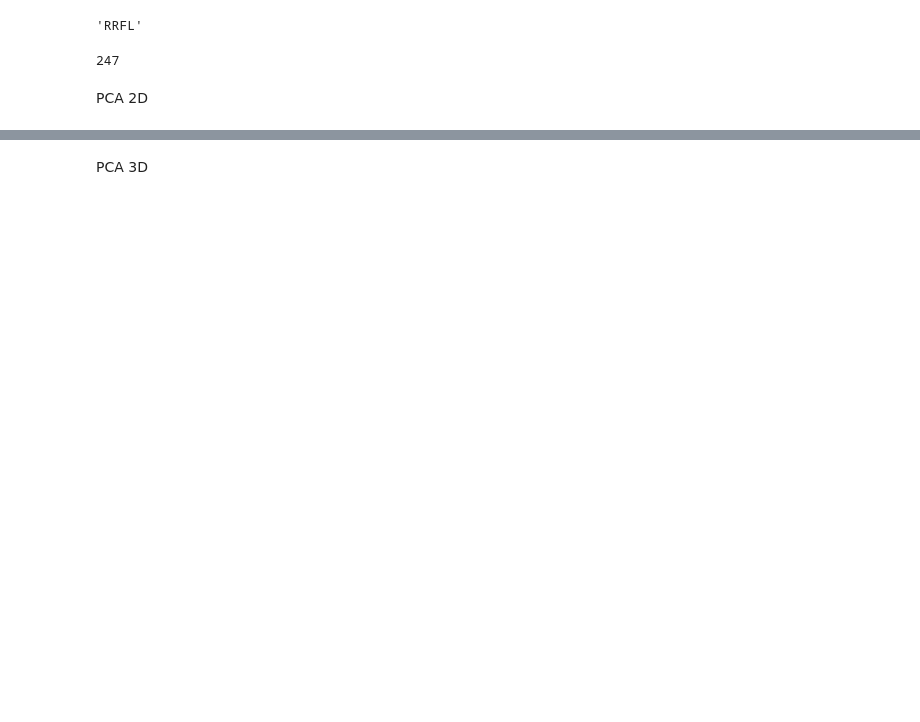
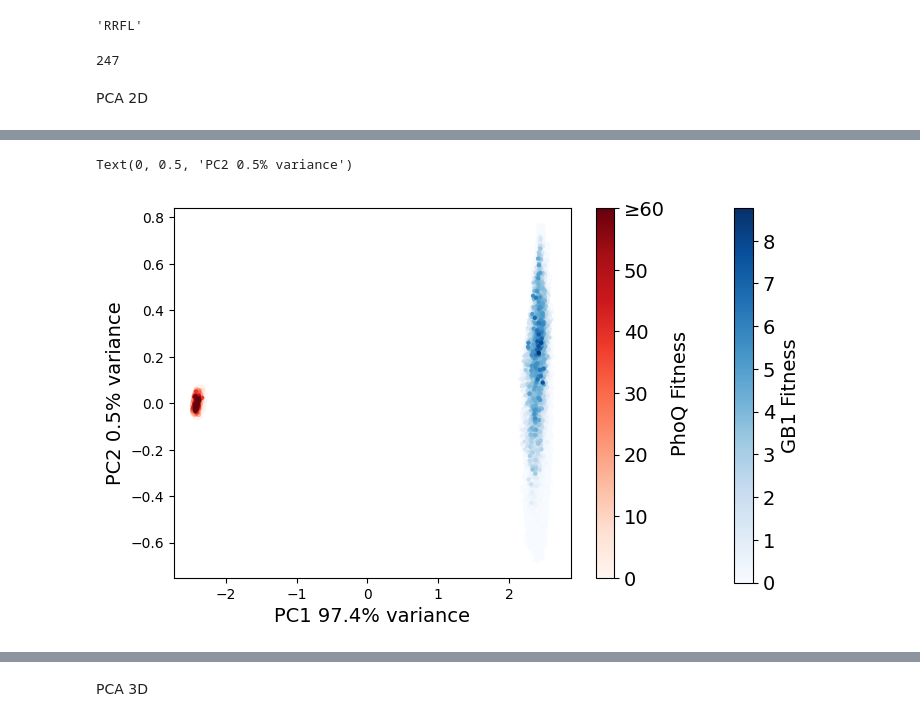
Before and after one commit to soldatmat/PELLM, a Jupyter notebook: code/dimred/dimred.ipynb, the cells around one changed output, grey strips where cells are left out. Saved outputs shown, nothing was run; the diff lists cells and outputs as text; code cells hidden in the pictures; blank space fills up the shorter version.

```diff
--- a/code/dimred/dimred.ipynb
+++ b/code/dimred/dimred.ipynb
@@ -126,0 +127,49 @@ ax.scatter(
+# %%
+import matplotlib.pyplot as plt
+from mpl_toolkits.axes_grid1 import make_axes_locatable
+
+fig, ax = plt.subplots()
+
+s1 = ax.scatter(
+    pc[0:160000, 0],
+    pc[0:160000, 1],
+    marker=".",
+    # s=150,
+    linewidths=0.1,
+    c=fitness[0:160000],
+    #c=[1]*160000,
+    cmap=plt.cm.Blues,
+    label="GB1",
+)
+cax = fig.add_axes([1., 0.1, 0.03, 0.78])
+cbar = fig.colorbar(s1, cax=cax)
+cbar.ax.set_yticklabels(["0", "1", "2", "3", "4", "5", "6", "7", "8"])
+cbar.ax.tick_params(labelsize=default_fontsize)
+cbar.set_label(label="GB1 Fitness", fontsize=default_fontsize)
+
+s2 = ax.scatter(
+    pc[160000:320000, 0],
+    pc[160000:320000, 1],
+    marker=".",
+    # s=150,
+    linewidths=0.1,
+    c=fitness[160000:320000],
+    #c=[1]*160000,
+    vmin=0.,
+    vmax=60.,
+    cmap=plt.cm.Reds,
+    label="PhoQ",
+)
+#divider = make_axes_locatable(ax)
+#cax = divider.new_horizontal(size="5%", pad=0.7, pack_start=False)
+#fig.add_axes(cax)
+cbar = fig.colorbar(s2)
+cbar.ax.set_yticklabels(["0", "10", "20", "30", "40", "50", "≥60"])
+cbar.ax.tick_params(labelsize=default_fontsize)
+cbar.set_label(label="PhoQ Fitness", fontsize=default_fontsize)
+
+ax.set_xlabel("PC1 97.4% variance", fontsize=default_fontsize)
+ax.set_ylabel("PC2 0.5% variance", fontsize=default_fontsize)
+# %% [output]
+Text(0, 0.5, 'PC2 0.5% variance')
+[figure, added]
```
Also changed, not shown: parts of 25 cells of this notebook, 29 other files.
